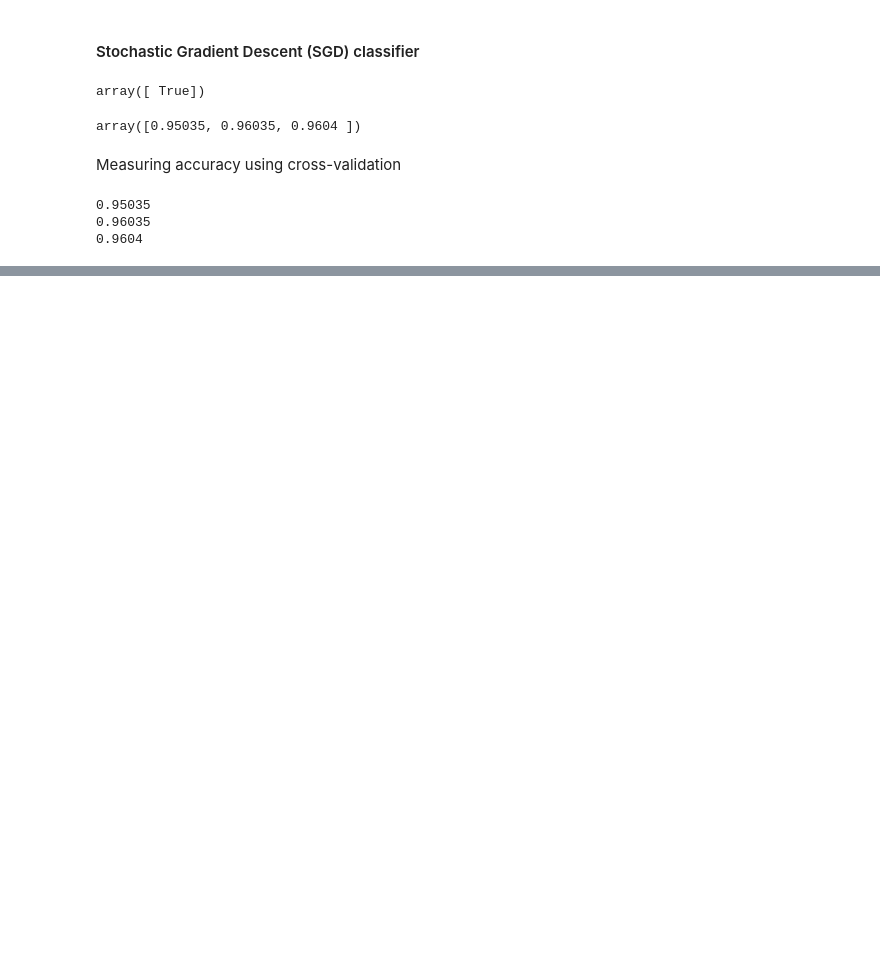
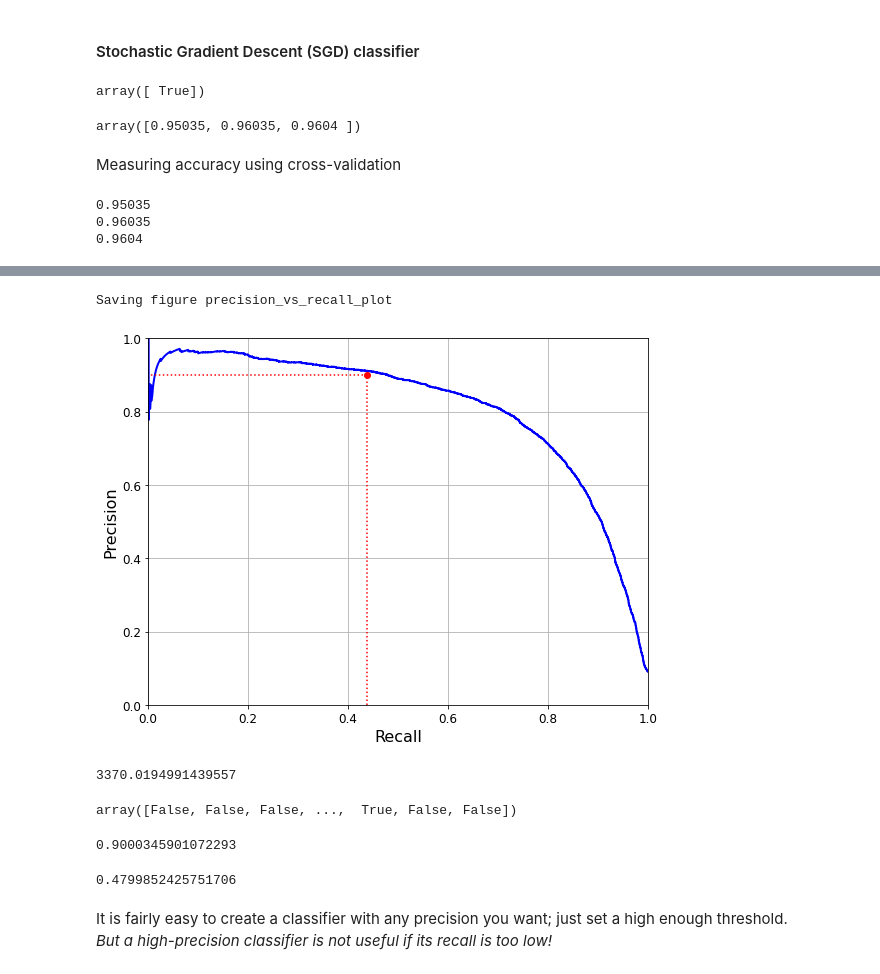
Before and after one commit to sankalptambe/image-classification, a Jupyter notebook: Classification.ipynb, the cells around one changed output, grey strips where cells are left out. Saved outputs shown, nothing was run; the diff lists cells and outputs as text; code cells hidden in the pictures; blank space fills up the shorter version.

```diff
--- a/Classification.ipynb
+++ b/Classification.ipynb
@@ -132,0 +281,41 @@ for train_index, test_index in skfolds.split(X_train, y_train_5):
+# %%
+def plot_precision_vs_recall(precisions, recalls):
+    plt.plot(recalls, precisions, "b-", linewidth=2)
+    plt.xlabel('Recall', fontsize=16)
+    plt.ylabel('Precision', fontsize=16)
+    plt.axis([0, 1, 0, 1])
+    plt.grid(True)
+
+plt.figure(figsize=(8, 6))
+plot_precision_vs_recall(precisions, recalls)
+plt.plot([0.4368, 0.4368], [0., 0.9], "r:")
+plt.plot([0.4368, 0.], [0.9, 0.9], "r:")
+plt.plot([0.4368], [0.9], "ro")
+save_fig("precision_vs_recall_plot")
+plt.show()
+# %% [output]
+Saving figure precision_vs_recall_plot
+[figure, added]
+# %%
+# to aim for 90% precision, you need to use a threshold of about 8000.
+# to be more precise you can search for the lowest threshold that gives you at least 90% precision
+threshold_90_precision = thresholds[np.argmax(precisions >= 0.90)]
+threshold_90_precision
+# %% [output]
+3370.0194991439557
+# %%
+y_train_pred_90 = (y_scores >= threshold_90_precision)
+y_train_pred_90
+# %% [output]
+array([False, False, False, ...,  True, False, False])
+# %%
+precision_score(y_train_5, y_train_pred_90)
+# %% [output]
+0.9000345901072293
+# %%
+recall_score(y_train_5, y_train_pred_90)
+# %% [output]
+0.4799852425751706
+# %% [markdown]
+It is fairly easy to create a classifier with any precision you want; just set a high enough threshold.<br>
+<i>But a high-precision classifier is not useful if its recall is too low!</i>
```
Also changed, not shown: parts of 31 cells of this notebook, 2 other files.
